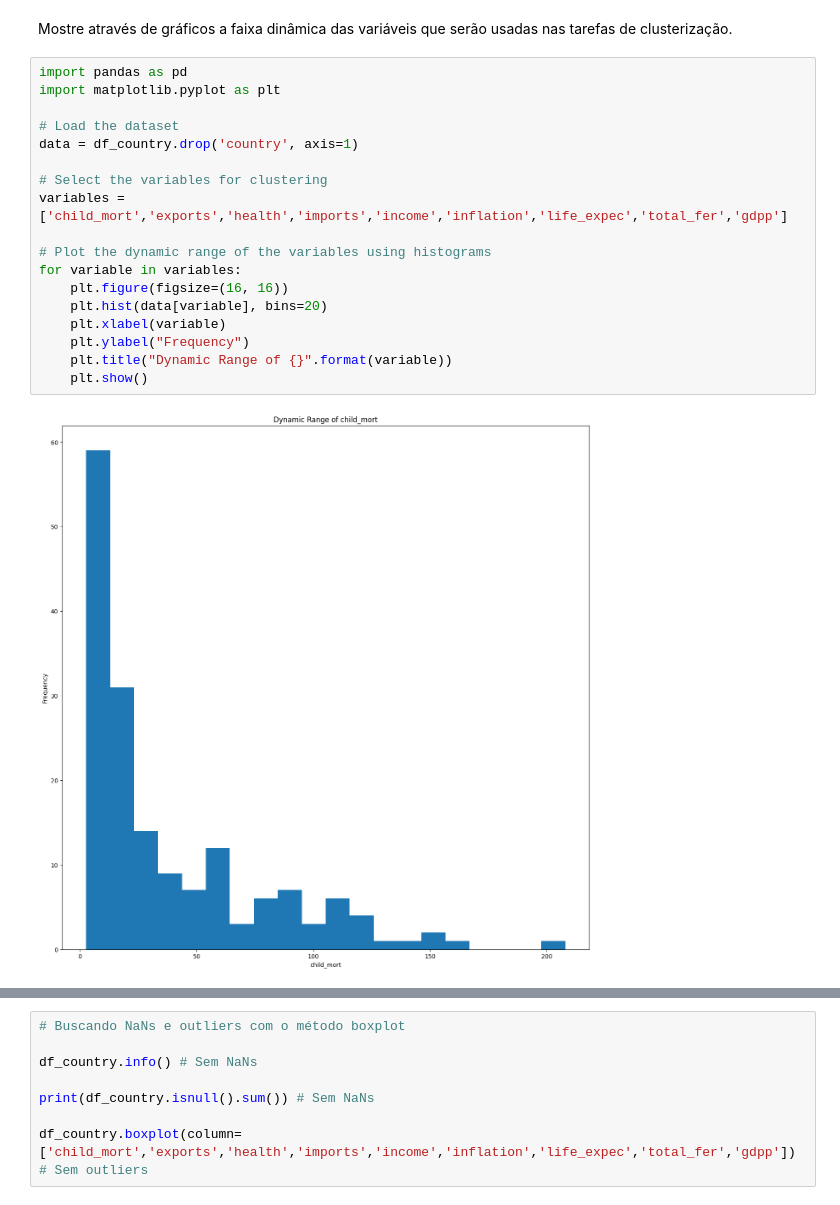
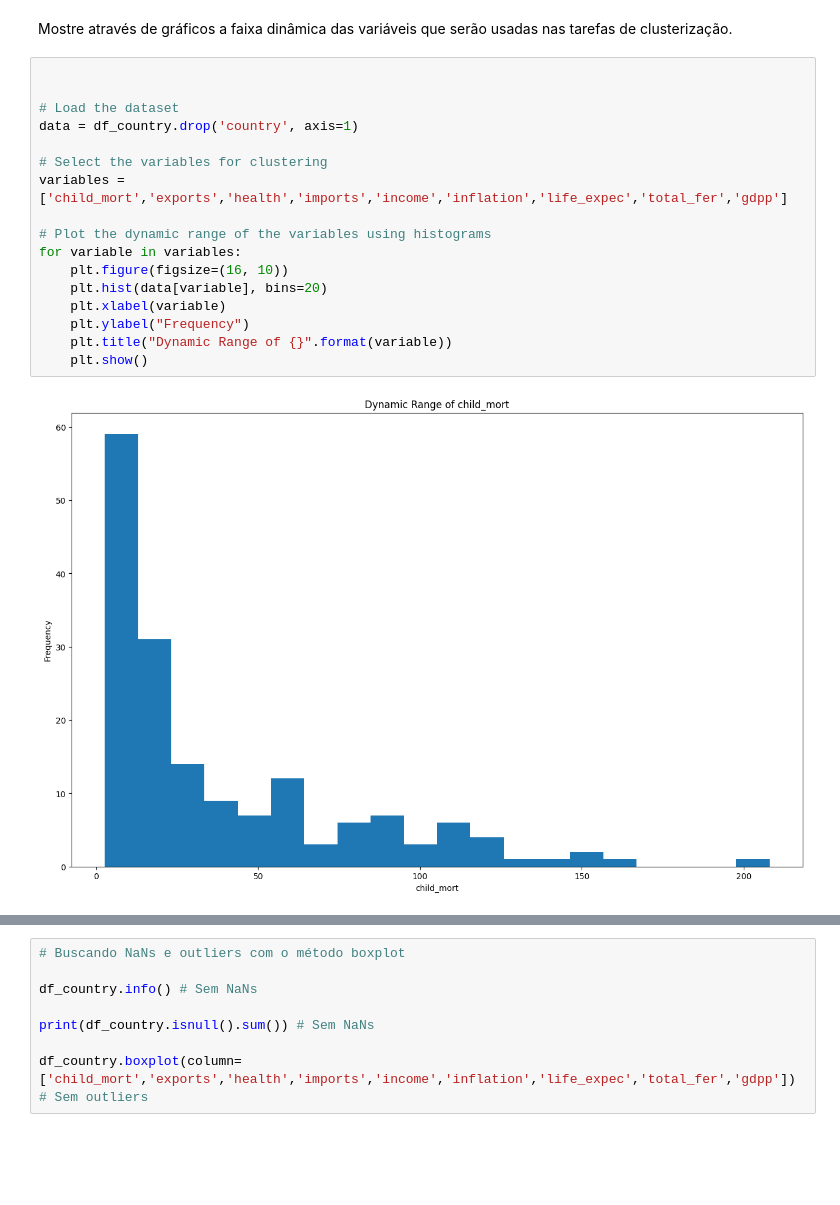
Before and after one commit to FabioRochaPoeta/aprendizado-nao-supervisionado, a Jupyter notebook: aprendizado-nao-supervisionado-fabio-rocha.ipynb, the cells around one changed output, grey strips where cells are left out. Cells and saved outputs as stored; diff of their text form; blank space fills up the shorter version.

```diff
--- a/aprendizado-nao-supervisionado-fabio-rocha.ipynb
+++ b/aprendizado-nao-supervisionado-fabio-rocha.ipynb
@@ -128,22 +132,21 @@ Portanto, como há 167 linhas com valores únicos, existem 167 países diferente
 # %% [markdown]
 Mostre através de gráficos a faixa dinâmica das variáveis que serão usadas nas tarefas de clusterização.
 # %%
-import pandas as pd
-import matplotlib.pyplot as plt
+
 
 # Load the dataset
 data = df_country.drop('country', axis=1)
 
 # Select the variables for clustering
 variables = ['child_mort','exports','health','imports','income','inflation','life_expec','total_fer','gdpp']
 
 # Plot the dynamic range of the variables using histograms
 for variable in variables:
-    plt.figure(figsize=(16, 16))
+    plt.figure(figsize=(16, 10))
     plt.hist(data[variable], bins=20)
     plt.xlabel(variable)
     plt.ylabel("Frequency")
     plt.title("Dynamic Range of {}".format(variable))
     plt.show()
 # %% [output]
-[figure, old version]
+[figure, new version]
```
Also changed, not shown: parts of 11 cells of this notebook, 1 other file.
